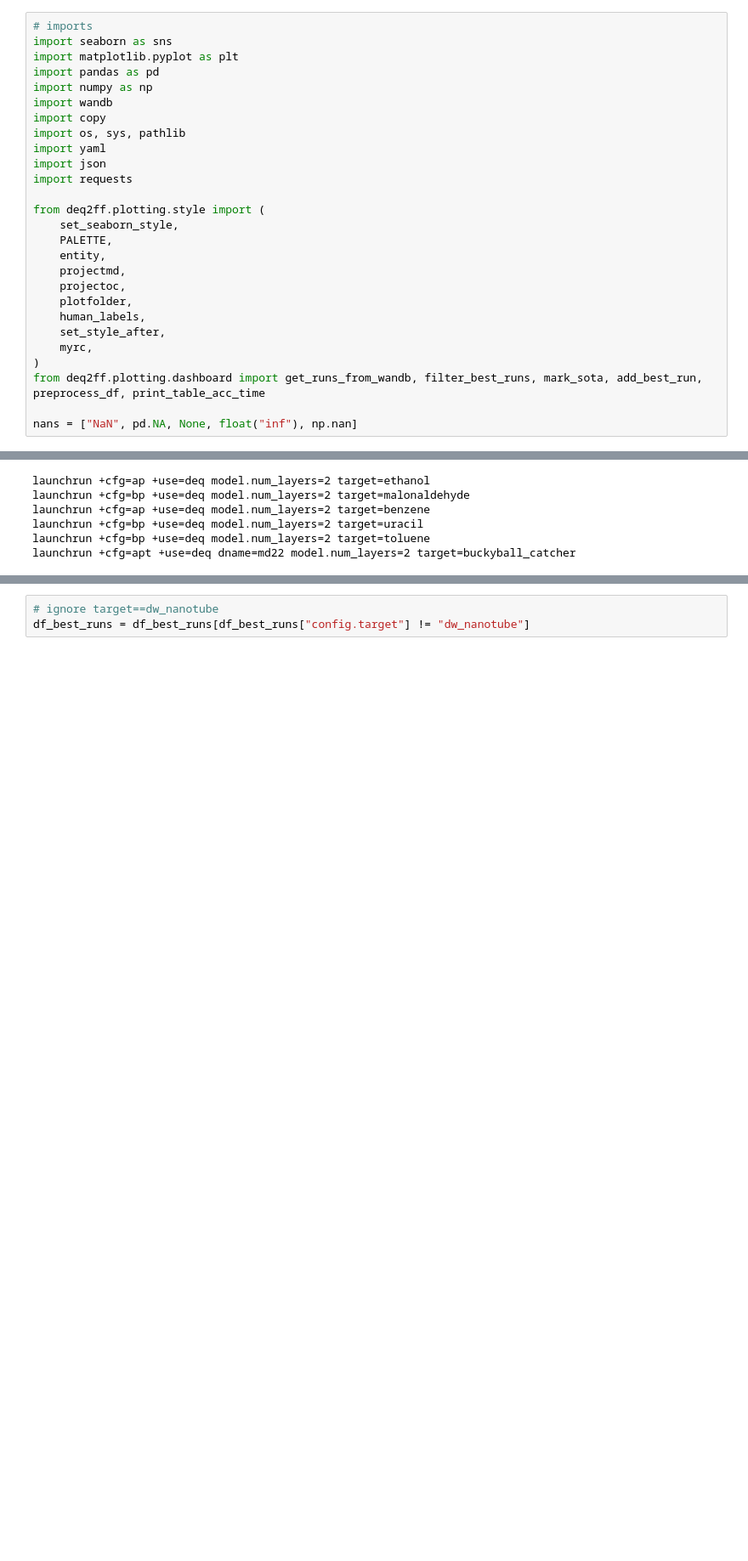
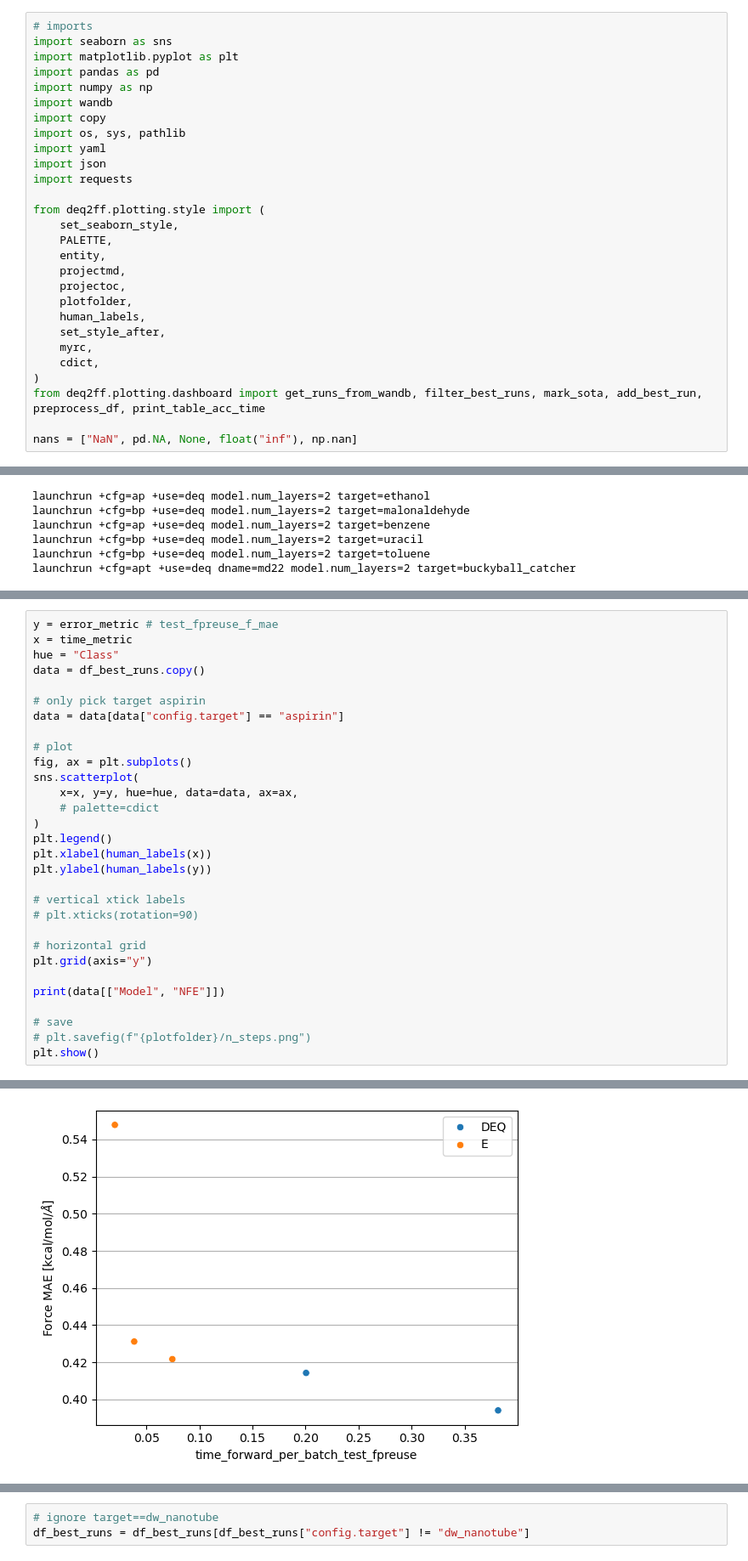
Before and after one commit to BurgerAndreas/equilibrium-forcefields, a Jupyter notebook: src/deq2ff/plotting/dashboard.ipynb, the cells around one changed output, grey strips where cells are left out. Shown at 85% size. Saved outputs shown, nothing was run; the diff lists cells and outputs as text; blank space fills up the shorter version.

```diff
--- a/src/deq2ff/plotting/dashboard.ipynb
+++ b/src/deq2ff/plotting/dashboard.ipynb
@@ -21,6 +21,7 @@ from deq2ff.plotting.style import (
     human_labels,
     set_style_after,
     myrc,
+    cdict,
 )
 from deq2ff.plotting.dashboard import get_runs_from_wandb, filter_best_runs, mark_sota, add_best_run, preprocess_df, print_table_acc_time
 
@@ -268,0 +439,31 @@ DEQ (2 layers) & \textbf{0.21} & ... & \textbf{0.31} & ... & 0.21 & ... & \textb
+# %%
+y = error_metric # test_fpreuse_f_mae
+x = time_metric
+hue = "Class"
+data = df_best_runs.copy()
+
+# only pick target aspirin
+data = data[data["config.target"] == "aspirin"]
+
+# plot
+fig, ax = plt.subplots()
+sns.scatterplot(
+    x=x, y=y, hue=hue, data=data, ax=ax,
+    # palette=cdict
+)
+plt.legend()
+plt.xlabel(human_labels(x))
+plt.ylabel(human_labels(y))
+
+# vertical xtick labels
+# plt.xticks(rotation=90)
+
+# horizontal grid
+plt.grid(axis="y")
+
+print(data[["Model", "NFE"]])
+
+# save
+# plt.savefig(f"{plotfolder}/n_steps.png")
+plt.show()
+# %% [output]
@@ -268,0 +476 @@ DEQ (2 layers) & \textbf{0.21} & ... & \textbf{0.31} & ... & 0.21 & ... & \textb
+[figure, added]
```
Also changed, not shown: parts of 46 cells of this notebook, 9 other files.
